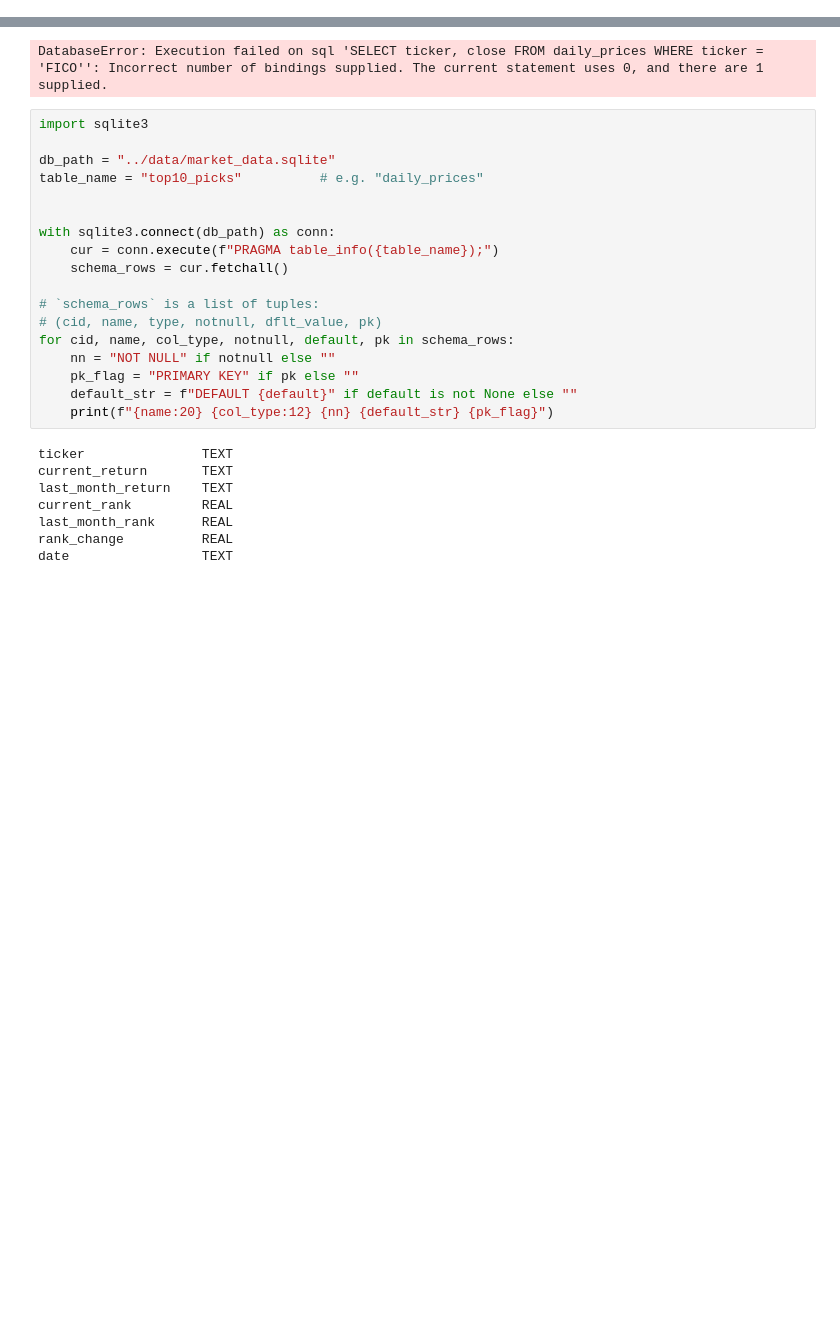
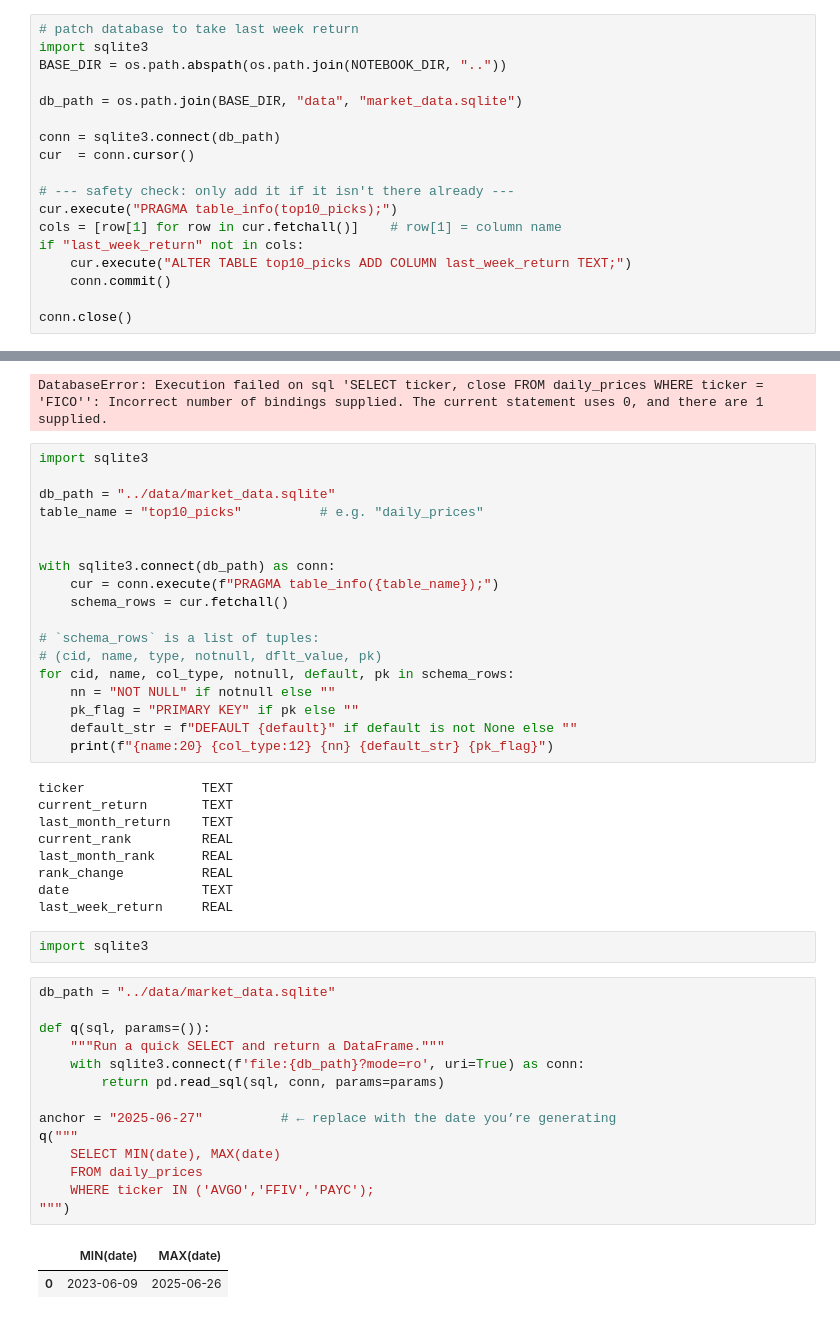
Before and after one commit to zacseidel/momentum-screener, a Jupyter notebook: notebooks/test_html_report_generation.ipynb, the cells around one changed output, grey strips where cells are left out. Drawn from its saved outputs; the diff is of its cells as text; blank space fills up the shorter version.

```diff
--- a/notebooks/test_html_report_generation.ipynb
+++ b/notebooks/test_html_report_generation.ipynb
@@ -40,6 +30,24 @@ from prices import get_target_dates, download_all_required_price_data
 from ranking import get_price_snapshots, compute_returns_and_ranks, store_top10_picks
 from report import cache_company_data
 from emailer import format_html_email
+# %%
+# patch database to take last week return
+import sqlite3
+BASE_DIR = os.path.abspath(os.path.join(NOTEBOOK_DIR, ".."))
+
+db_path = os.path.join(BASE_DIR, "data", "market_data.sqlite")
+
+conn = sqlite3.connect(db_path)
+cur  = conn.cursor()
+
+# --- safety check: only add it if it isn't there already ---
+cur.execute("PRAGMA table_info(top10_picks);")
+cols = [row[1] for row in cur.fetchall()]    # row[1] = column name
+if "last_week_return" not in cols:
+    cur.execute("ALTER TABLE top10_picks ADD COLUMN last_week_return TEXT;")
+    conn.commit()
+
+conn.close()
 # %%
 
 # Function to generate a single HTML report\n",
@@ -357,3 +433,23 @@ current_rank         REAL
 last_month_rank      REAL
 rank_change          REAL
 date                 TEXT
+last_week_return     REAL
+# %%
+import sqlite3
+# %%
+db_path = "../data/market_data.sqlite"
+
+def q(sql, params=()):
+    """Run a quick SELECT and return a DataFrame."""
+    with sqlite3.connect(f'file:{db_path}?mode=ro', uri=True) as conn:
+        return pd.read_sql(sql, conn, params=params)
+
+anchor = "2025-06-27"          # ← replace with the date you’re generating
+q("""
+    SELECT MIN(date), MAX(date)
+    FROM daily_prices
+    WHERE ticker IN ('AVGO','FFIV','PAYC');
+""")
+# %% [output]
+|  | MIN(date) | MAX(date) |
+| 0 | 2023-06-09 | 2025-06-26 |
```
Also changed, not shown: parts of 10 cells of this notebook, 15 other files.
